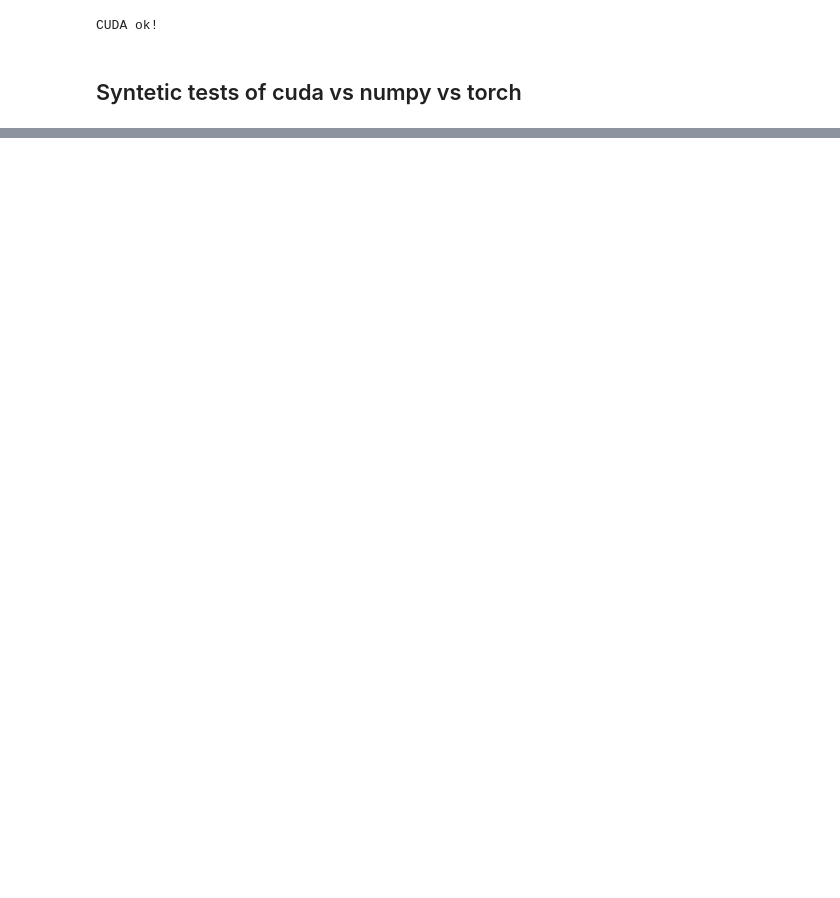
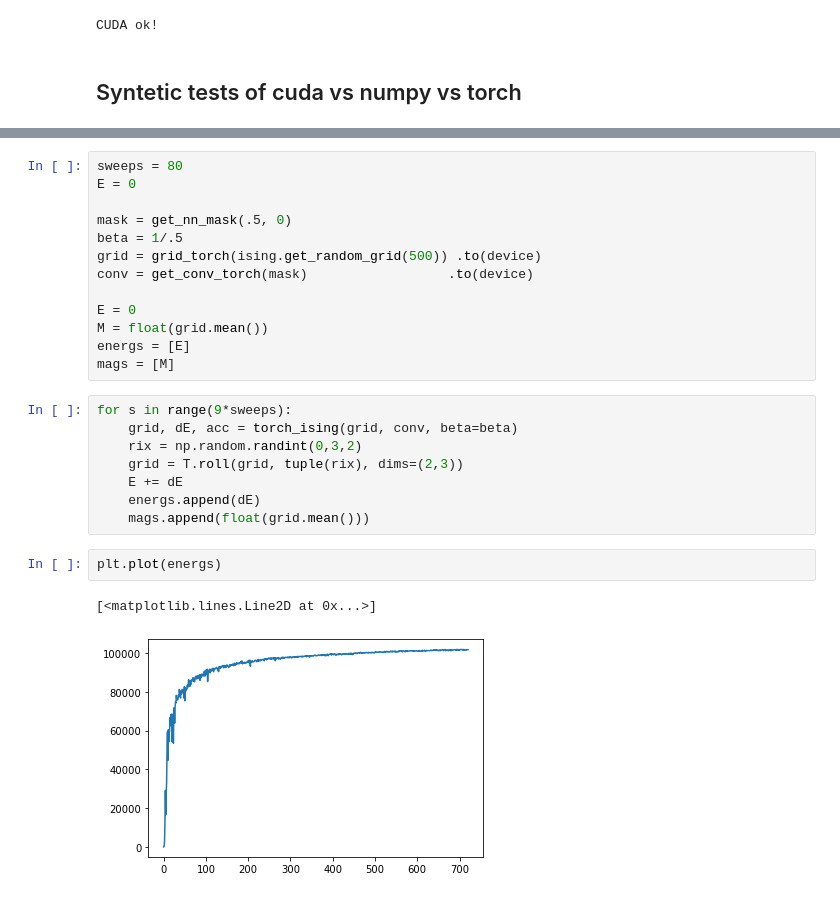
Before and after one commit to danlkv/ising_model, a Jupyter notebook: syntesis/Parallel map.ipynb, the cells around one changed output, grey strips where cells are left out. Drawn from its saved outputs; the diff is of its cells as text; blank space fills up the shorter version.

```diff
--- a/syntesis/Parallel map.ipynb
+++ b/syntesis/Parallel map.ipynb
@@ -67,0 +95,26 @@ plt.imshow(im)
+# %%
+sweeps = 80
+E = 0
+
+mask = get_nn_mask(.5, 0)
+beta = 1/.5
+grid = grid_torch(ising.get_random_grid(500)) .to(device)
+conv = get_conv_torch(mask)                  .to(device)
+
+E = 0
+M = float(grid.mean())
+energs = [E]
+mags = [M]
+# %%
+for s in range(9*sweeps):
+    grid, dE, acc = torch_ising(grid, conv, beta=beta)
+    rix = np.random.randint(0,3,2)
+    grid = T.roll(grid, tuple(rix), dims=(2,3))
+    E += dE
+    energs.append(dE)
+    mags.append(float(grid.mean()))
+# %%
+plt.plot(energs)
+# %% [output]
+[<matplotlib.lines.Line2D at 0x...>]
+[figure, added]
```
Also changed, not shown: parts of 16 cells of this notebook, 1 other file.
